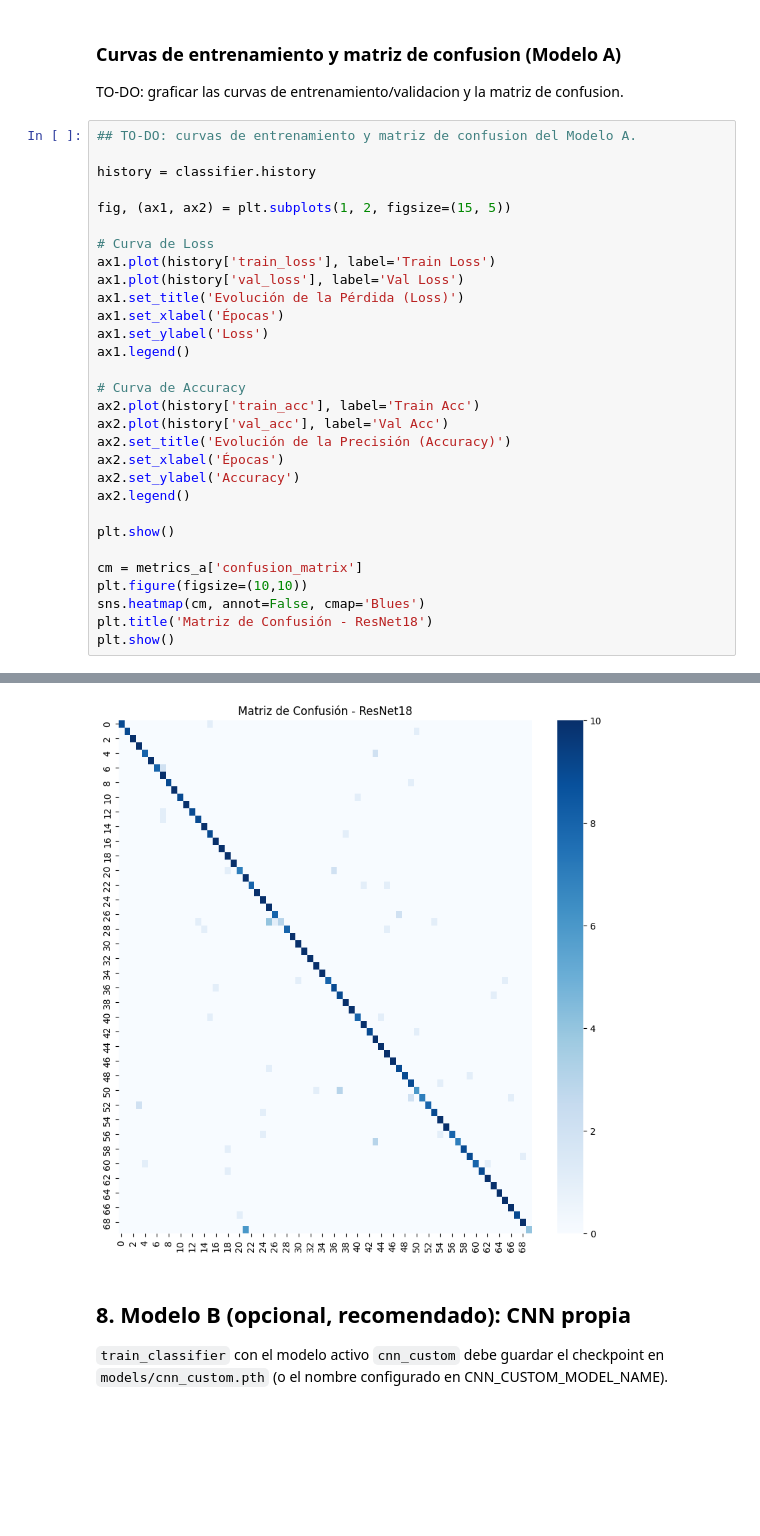
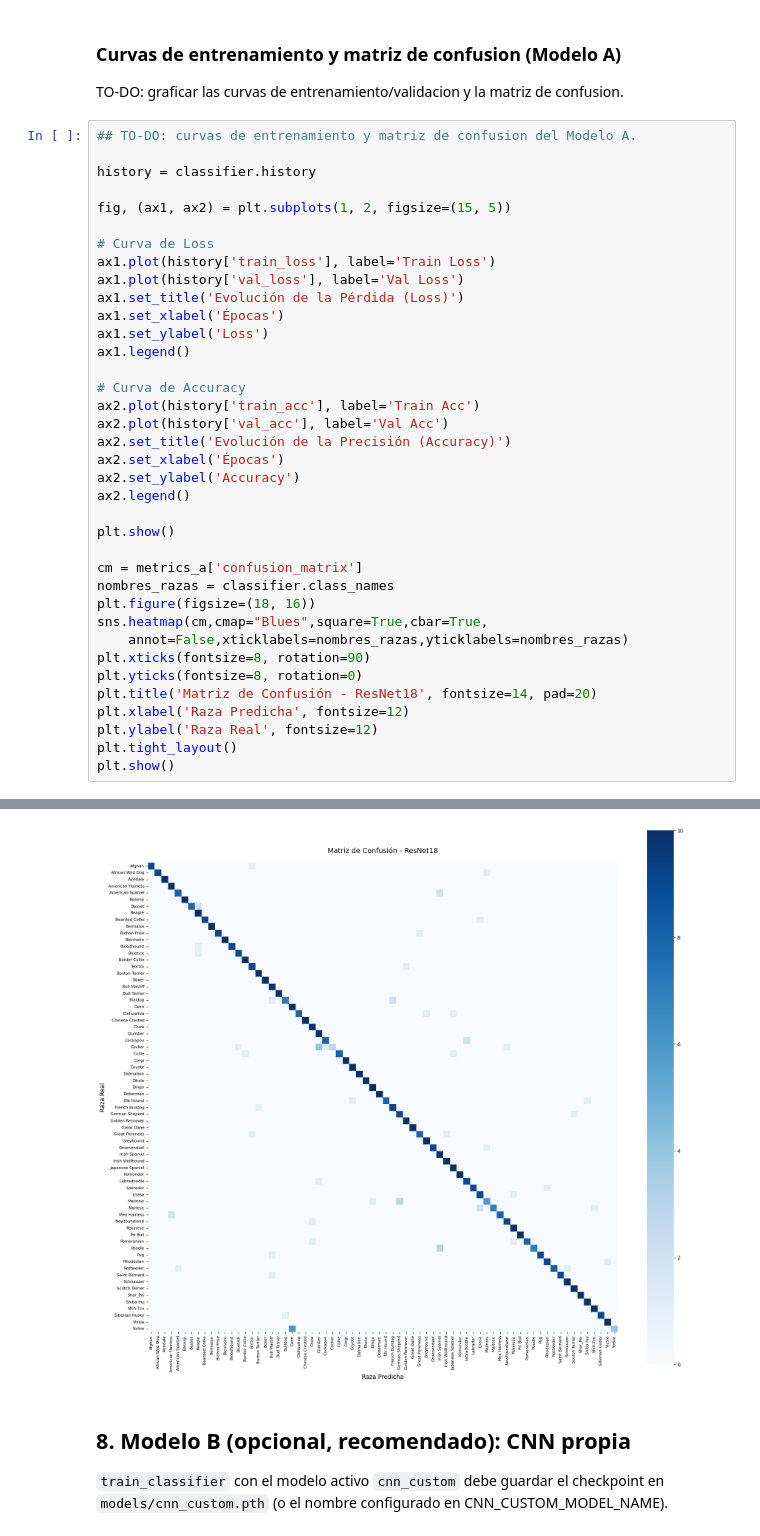
Before and after one commit to FacundoMol/tuia-dog-recognition-app, a Jupyter notebook: etapa2_colab.ipynb, the cells around one changed output, grey strips where cells are left out. Cells and saved outputs as stored; diff of their text form; blank space fills up the shorter version.

```diff
--- a/etapa2_colab.ipynb
+++ b/etapa2_colab.ipynb
@@ -263,8 +263,15 @@ ax2.legend()
 plt.show()
 
 cm = metrics_a['confusion_matrix']
-plt.figure(figsize=(10,10))
-sns.heatmap(cm, annot=False, cmap='Blues')
-plt.title('Matriz de Confusión - ResNet18')
+nombres_razas = classifier.class_names
+plt.figure(figsize=(18, 16))
+sns.heatmap(cm,cmap="Blues",square=True,cbar=True,
+    annot=False,xticklabels=nombres_razas,yticklabels=nombres_razas)
+plt.xticks(fontsize=8, rotation=90)
+plt.yticks(fontsize=8, rotation=0)
+plt.title('Matriz de Confusión - ResNet18', fontsize=14, pad=20)
+plt.xlabel('Raza Predicha', fontsize=12)
+plt.ylabel('Raza Real', fontsize=12)
+plt.tight_layout()
 plt.show()
 # %% [output]
@@ -272,4 +279,4 @@ plt.show()
-[figure, old version]
+[figure, new version]
 # %% [markdown]
 ## 8. Modelo B (opcional, recomendado): CNN propia
 
```
Also changed, not shown: parts of 1 cell of this notebook, 1 other file.
